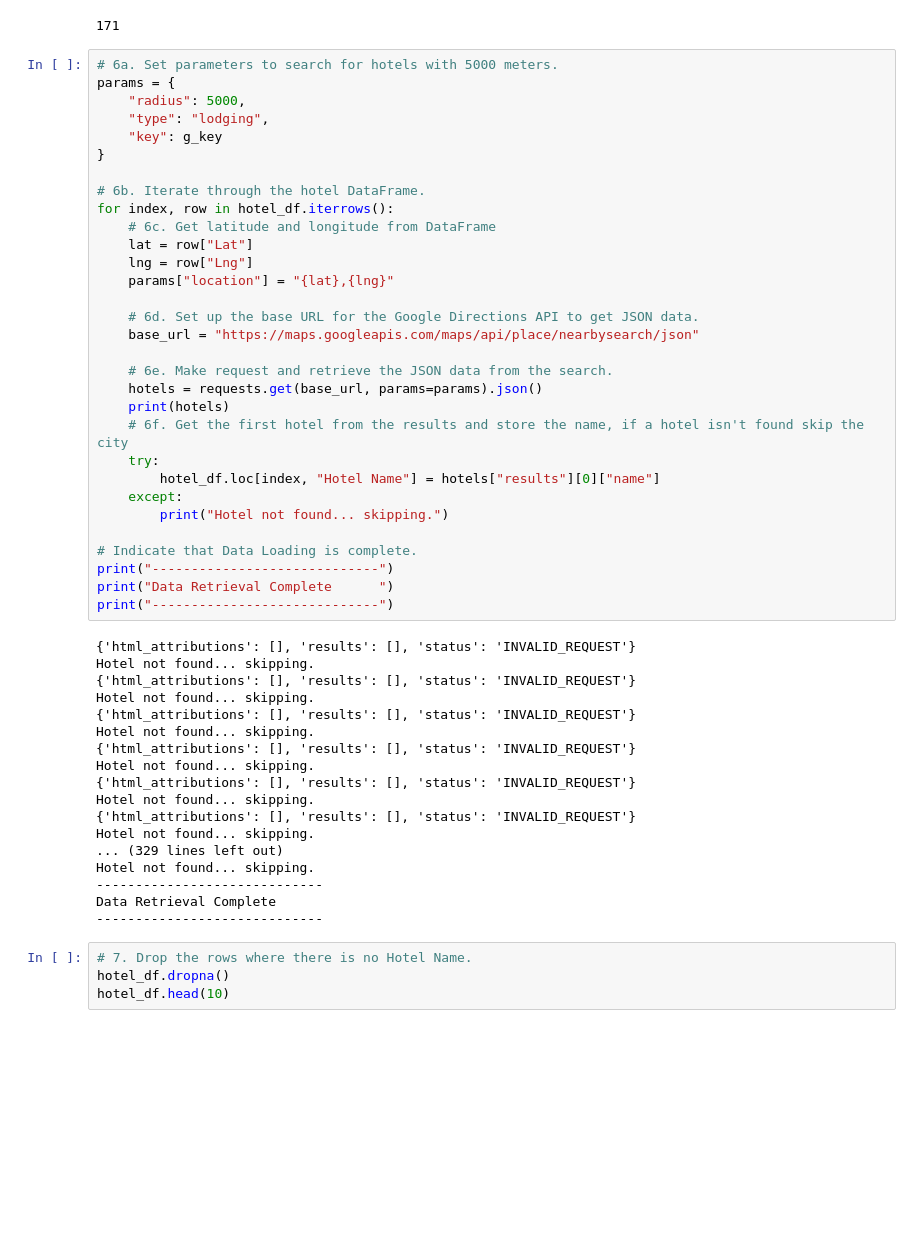
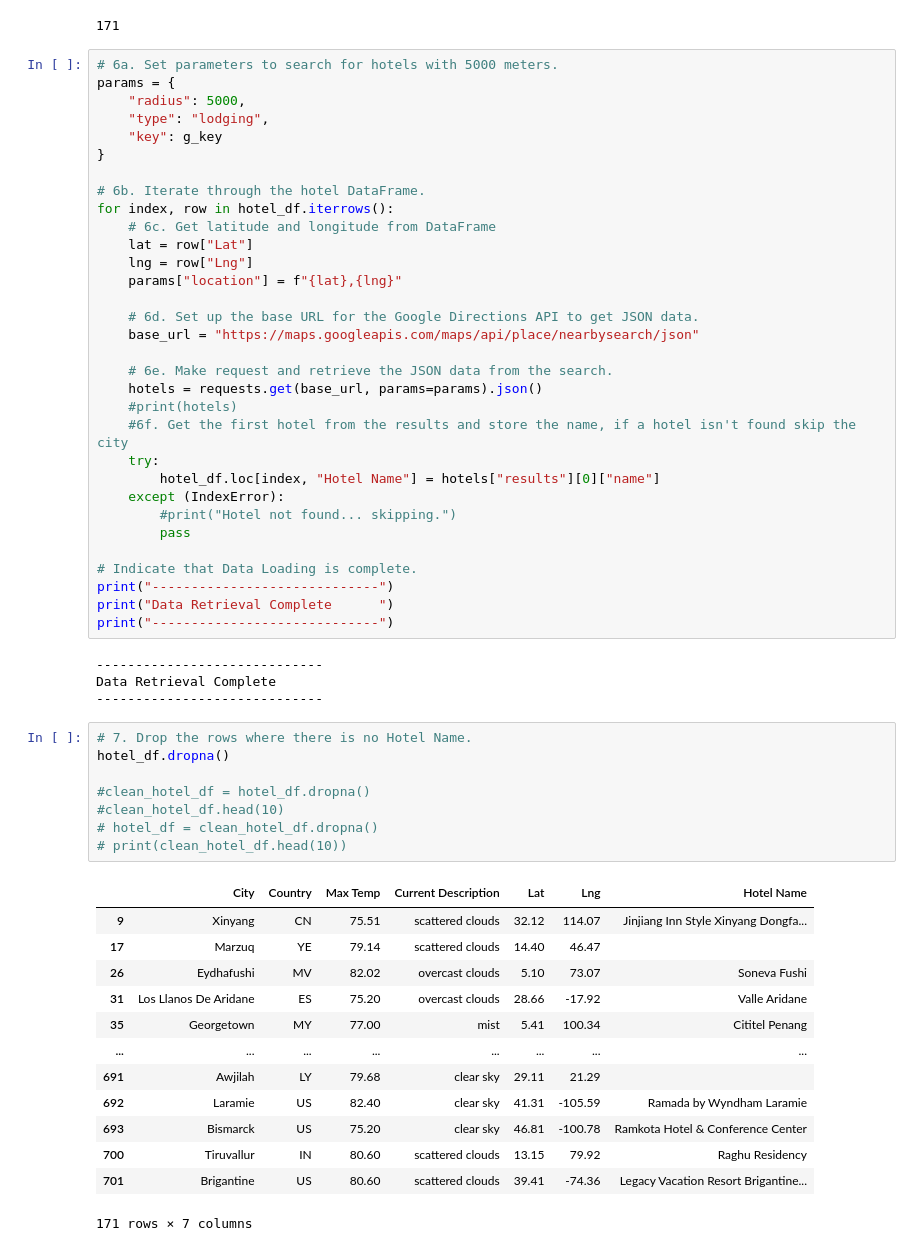
Before and after one commit to peteremiller/World_Weather_Analysis, a Jupyter notebook: Vacation_Search/Vacation_Search.ipynb, the cells around one changed output. Drawn from its saved outputs; the diff is of its cells as text; blank space fills up the shorter version.

```diff
--- a/Vacation_Search/Vacation_Search.ipynb
+++ b/Vacation_Search/Vacation_Search.ipynb
@@ -184,45 +184,50 @@ for index, row in hotel_df.iterrows():
     # 6c. Get latitude and longitude from DataFrame
     lat = row["Lat"]
     lng = row["Lng"]
-    params["location"] = "{lat},{lng}"
+    params["location"] = f"{lat},{lng}"
 
     # 6d. Set up the base URL for the Google Directions API to get JSON data.
     base_url = "https://maps.googleapis.com/maps/api/place/nearbysearch/json"
 
     # 6e. Make request and retrieve the JSON data from the search.
     hotels = requests.get(base_url, params=params).json()
-    print(hotels)
-    # 6f. Get the first hotel from the results and store the name, if a hotel isn't found skip the city
+    #print(hotels)
+    #6f. Get the first hotel from the results and store the name, if a hotel isn't found skip the city
     try:
         hotel_df.loc[index, "Hotel Name"] = hotels["results"][0]["name"]
-    except:
-        print("Hotel not found... skipping.")
+    except (IndexError):
+        #print("Hotel not found... skipping.")
+        pass
 
 # Indicate that Data Loading is complete.
 print("-----------------------------")
 print("Data Retrieval Complete      ")
 print("-----------------------------")
 # %% [output]
-{'html_attributions': [], 'results': [], 'status': 'INVALID_REQUEST'}
-Hotel not found... skipping.
-{'html_attributions': [], 'results': [], 'status': 'INVALID_REQUEST'}
-Hotel not found... skipping.
-{'html_attributions': [], 'results': [], 'status': 'INVALID_REQUEST'}
-Hotel not found... skipping.
-{'html_attributions': [], 'results': [], 'status': 'INVALID_REQUEST'}
-Hotel not found... skipping.
-{'html_attributions': [], 'results': [], 'status': 'INVALID_REQUEST'}
-Hotel not found... skipping.
-{'html_attributions': [], 'results': [], 'status': 'INVALID_REQUEST'}
-Hotel not found... skipping.
-... (329 lines left out)
-Hotel not found... skipping.
 -----------------------------
 Data Retrieval Complete
 -----------------------------
 # %%
 # 7. Drop the rows where there is no Hotel Name.
 hotel_df.dropna()
-hotel_df.head(10)
+
+#clean_hotel_df = hotel_df.dropna()
+#clean_hotel_df.head(10)
+# hotel_df = clean_hotel_df.dropna()
+# print(clean_hotel_df.head(10))
+# %% [output]
+|  | City | Country | Max Temp | Current Description | Lat | Lng | Hotel Name |
+| 9 | Xinyang | CN | 75.51 | scattered clouds | 32.12 | 114.07 | Jinjiang Inn Style Xinyang Dongfa... |
+| 17 | Marzuq | YE | 79.14 | scattered clouds | 14.40 | 46.47 |  |
+| 26 | Eydhafushi | MV | 82.02 | overcast clouds | 5.10 | 73.07 | Soneva Fushi |
+| 31 | Los Llanos De Aridane | ES | 75.20 | overcast clouds | 28.66 | -17.92 | Valle Aridane |
+| 35 | Georgetown | MY | 77.00 | mist | 5.41 | 100.34 | Cititel Penang |
+| ... | ... | ... | ... | ... | ... | ... | ... |
+| 691 | Awjilah | LY | 79.68 | clear sky | 29.11 | 21.29 |  |
+| 692 | Laramie | US | 82.40 | clear sky | 41.31 | -105.59 | Ramada by Wyndham Laramie |
+| 693 | Bismarck | US | 75.20 | clear sky | 46.81 | -100.78 | Ramkota Hotel & Conference Center |
+| 700 | Tiruvallur | IN | 80.60 | scattered clouds | 13.15 | 79.92 | Raghu Residency |
+| 701 | Brigantine | US | 80.60 | scattered clouds | 39.41 | -74.36 | Legacy Vacation Resort Brigantine... |
+171 rows × 7 columns
 # %%
 # 8a. Create the output File (CSV)
```
Also changed, not shown: parts of 5 cells of this notebook, 4 other files.
